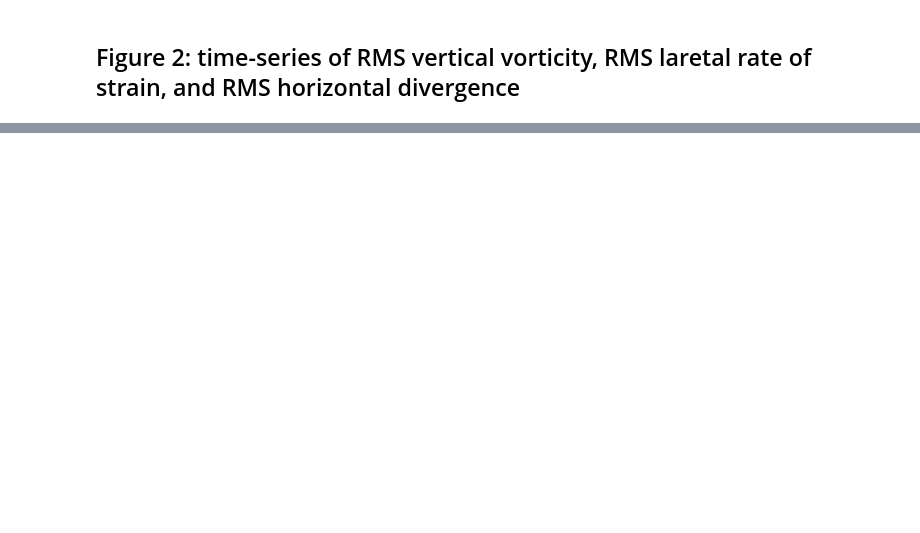
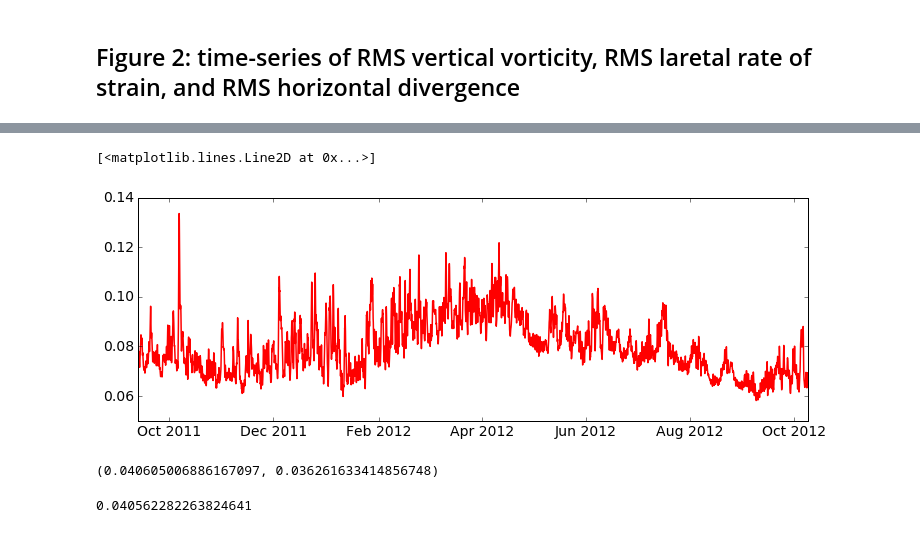
Before and after one commit to cesar-rocha/UpperOceanSeasonality, a Jupyter notebook: notebooks/Figure2.ipynb, the cells around one changed output, grey strips where cells are left out. Saved outputs shown, nothing was run; the diff lists cells and outputs as text; code cells hidden in the pictures; blank space fills up the shorter version.

```diff
--- a/notebooks/Figure2.ipynb
+++ b/notebooks/Figure2.ipynb
@@ -172,0 +156,10 @@ plt.gcf().autofmt_xdate()
+# %%
+plt.figure(figsize=(12,4))
+plt.plot(time43202, (stats2['KE']),'r')
+# %% [output]
+[<matplotlib.lines.Line2D at 0x...>]
+[figure, added]
+# %%
+statslp['KEd'].mean(), np.nanmean(aviso2['ke'])
+# %% [output]
+(0.040605006886167097, 0.036261633414856748)
@@ -172,0 +171,4 @@ plt.gcf().autofmt_xdate()
+# %%
+KE_filt.mean()
+# %% [output]
+0.040562282263824641
```
Also changed, not shown: parts of 11 cells of this notebook, 4 other files.
